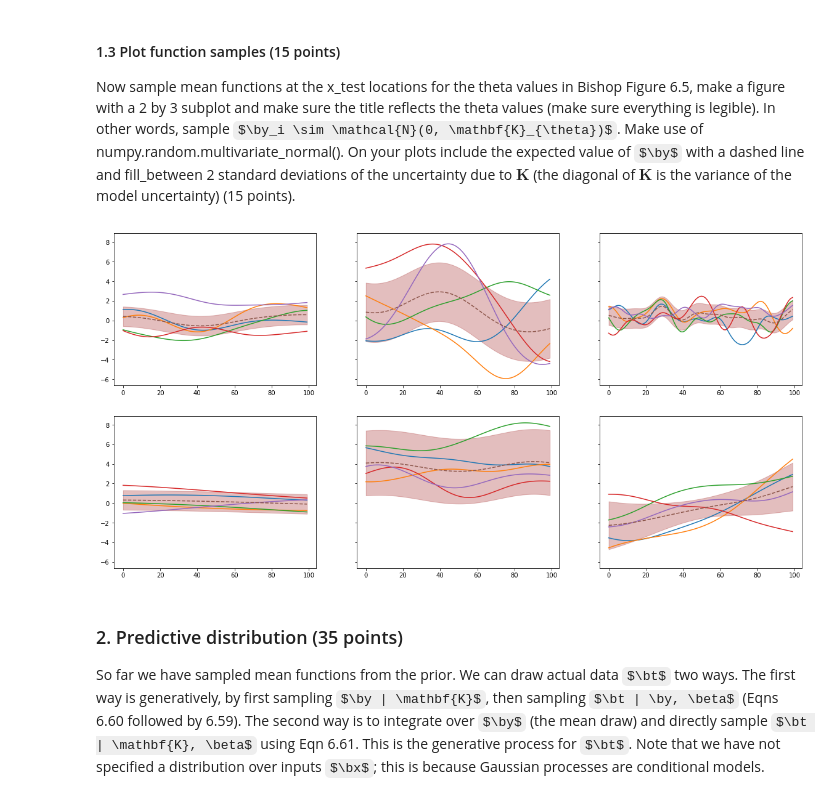
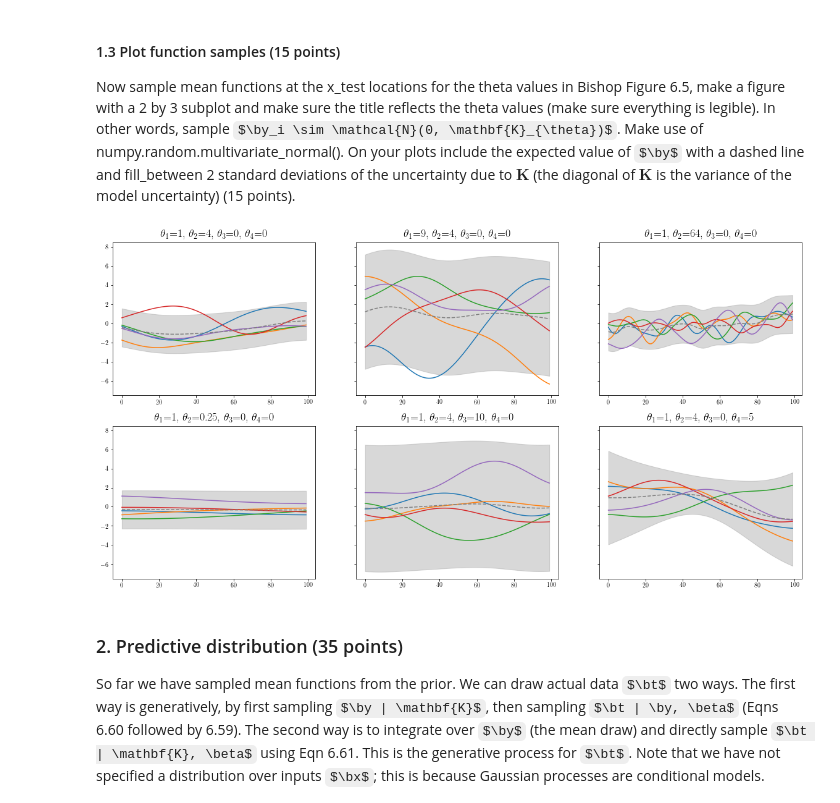
Before and after one commit to Kaleidophon/-friendly-octo-palm-tree, a Jupyter notebook: lab3.ipynb, the cells around one changed output. Cells and saved outputs as stored; diff of their text form; code cells hidden in the pictures; some formulas as TeX source.

```diff
--- a/lab3.ipynb
+++ b/lab3.ipynb
@@ -112,34 +112,39 @@ Now sample mean functions at the x_test locations for the theta values in Bishop
 # %%
 theta_combinations = [
     [1, 4, 0, 0],
     [9, 4, 0, 0],
     [1, 64, 0, 0],
     [1, 0.25, 0, 0],
     [1, 4, 10, 0],
     [1, 4, 0, 5]
 ]
 K = computeK(x_test, x_test, thetas)
+plt.rc('text', usetex=True)
+plt.rc('font', family='serif')
 fig, axes = plt.subplots(2, 3, sharey="all")
 n = 5  # Number of sampled functions
 x = range(len(x_test))
 
 for thetas, ax in zip(theta_combinations, axes.flatten()):
     K = computeK(x_test, x_test, thetas)
     ys = numpy.random.multivariate_normal([0] * K.shape[0], numpy.array(K), size=n)
 
     # Plot sampled functions
     for y in ys:
         ax.plot(x, y)
 
     # Plot mean function
     y_mean = ys.sum(axis=0) / len(ys)
-    ax.plot(x, y_mean, linestyle="--")
+    ax.plot(x, y_mean, linestyle="--", color="grey")
 
     # Plot uncertainty
     std_dev = numpy.sqrt(K.diagonal())
-    ax.fill_between(x, y_mean-std_dev, y_mean+std_dev, alpha=0.4, color='brown')
+    ax.fill_between(x, y_mean - 2 * std_dev, y_mean + 2 * std_dev, alpha=0.3, color='grey')
+
+    # Title
+    ax.set_title(r"$\theta_1$={}, $\theta_2$={}, $\theta_3$={}, $\theta_4$={}".format(*thetas), size=18)
 # %% [output]
-[figure, old version]
+[figure, new version]
 # %% [markdown]
 ### 2. Predictive distribution (35 points)
 So far we have sampled mean functions from the prior.  We can draw actual data $\bt$ two ways.  The first way is generatively, by first sampling $\by | \mathbf{K}$, then sampling $\bt | \by, \beta$ (Eqns 6.60 followed by 6.59).  The second way is to integrate over $\by$ (the mean draw) and directly sample $\bt | \mathbf{K}, \beta$ using Eqn 6.61.    This is the generative process for $\bt$.  Note that we have not specified a distribution over inputs $\bx$;  this is because Gaussian processes are conditional models.  Because of this we are free to generate locations $\bx$ when playing around with the GP; obviously a dataset will give us input-output pairs.
```
Also changed, not shown: parts of 9 cells of this notebook.
